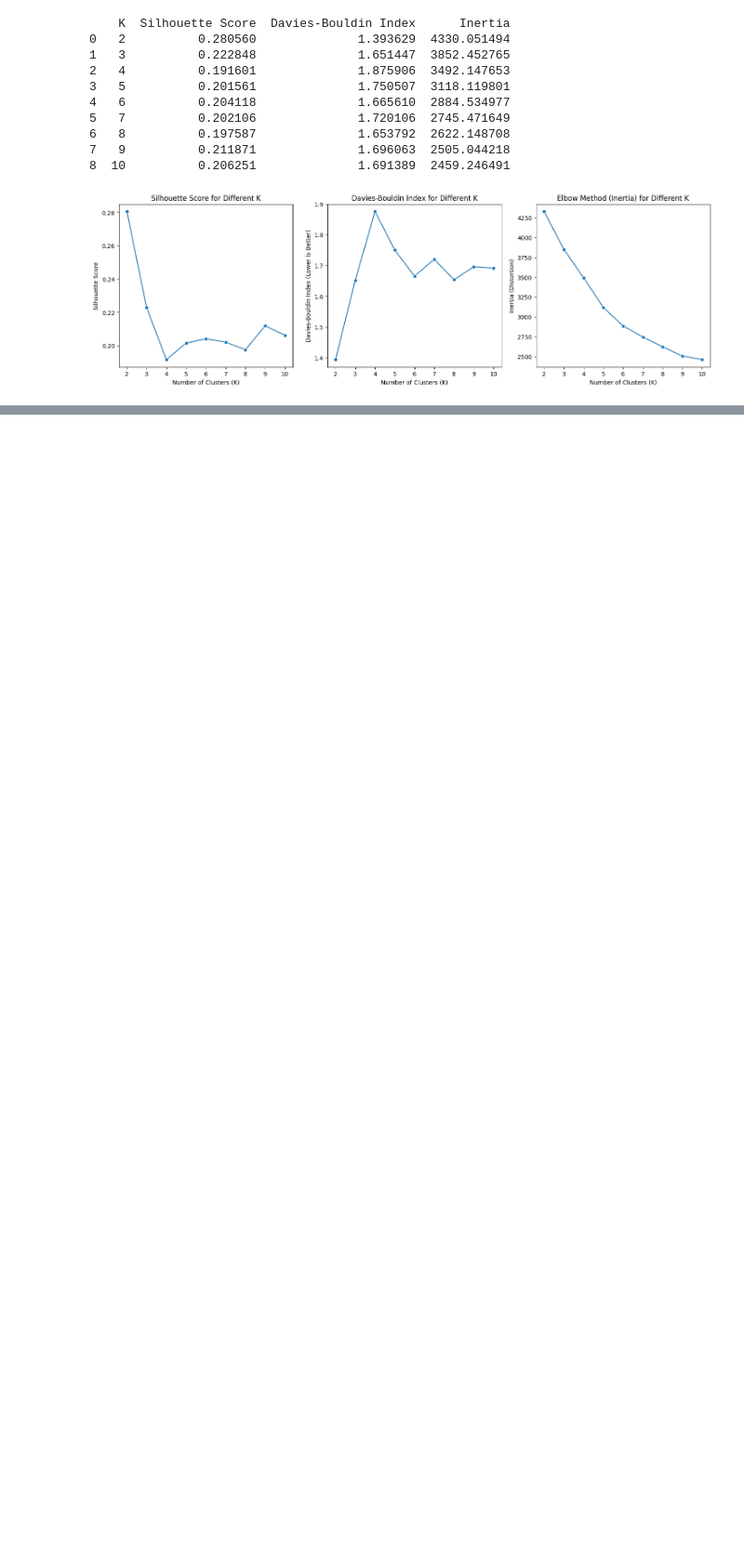
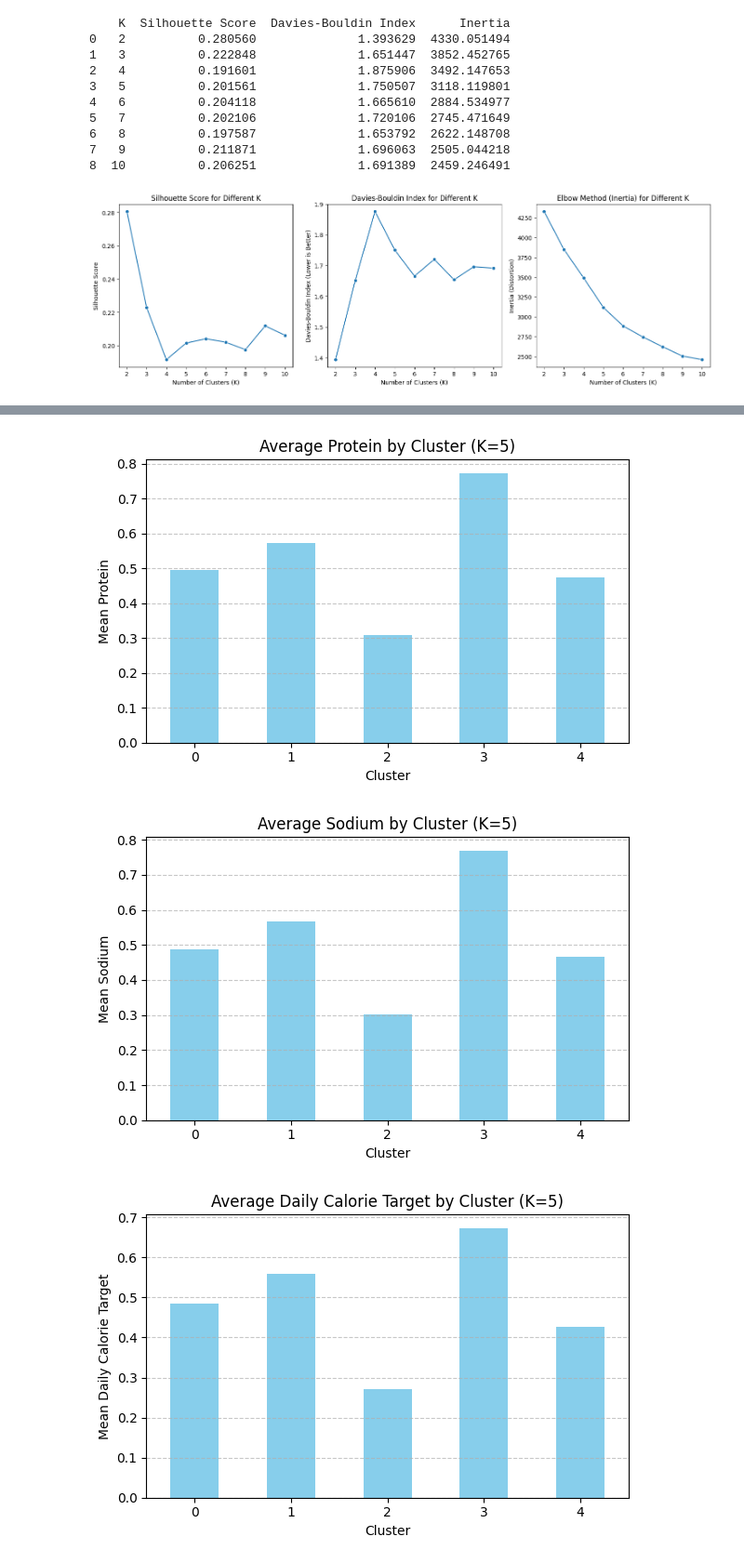
Before and after one commit to Edenshmuel/ICU_Nutrition_ML, a Jupyter notebook: Patient_Clustering.ipynb, the cells around one changed output, grey strips where cells are left out. Shown at 93% size. Drawn from its saved outputs; the diff is of its cells as text; code cells hidden in the pictures; blank space fills up the shorter version.

```diff
--- a/Patient_Clustering.ipynb
+++ b/Patient_Clustering.ipynb
@@ -301,0 +360,7 @@ Cluster                                                    ...
+# %%
+feature_cols = [col for col in df_clusters.columns if not col.startswith("Cluster_K")]
+features_only = df_clusters[feature_cols]
+
+cluster_k5_means = df_clusters.groupby("Cluster_K5")[features_only.columns].mean().round(2)
+
+display(cluster_k5_means)
@@ -301,0 +376,15 @@ Cluster                                                    ...
+# %%
+for col in features_only.columns:
+    plt.figure(figsize=(6, 4))
+    df_clusters.groupby("Cluster_K5")[col].mean().plot(kind='bar', color='skyblue')
+    plt.title(f"Average {col} by Cluster (K=5)")
+    plt.ylabel(f"Mean {col}")
+    plt.xlabel("Cluster")
+    plt.xticks(rotation=0)
+    plt.grid(axis='y', linestyle='--', alpha=0.7)
+    plt.tight_layout()
+    plt.show()
+# %% [output]
+[figure, added]
+[figure, added]
+[figure, added]
```
Also changed, not shown: parts of 29 cells of this notebook.
